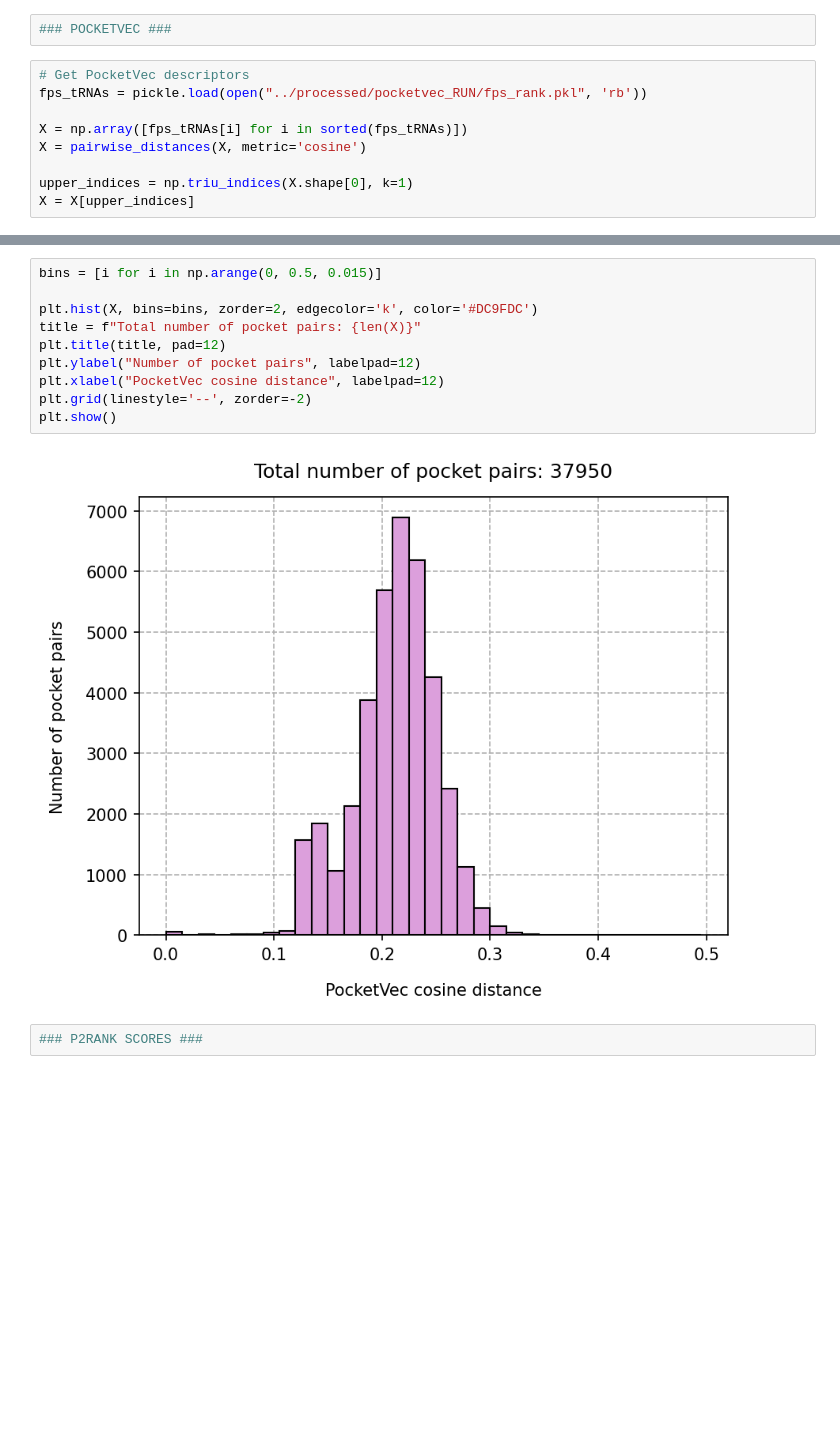
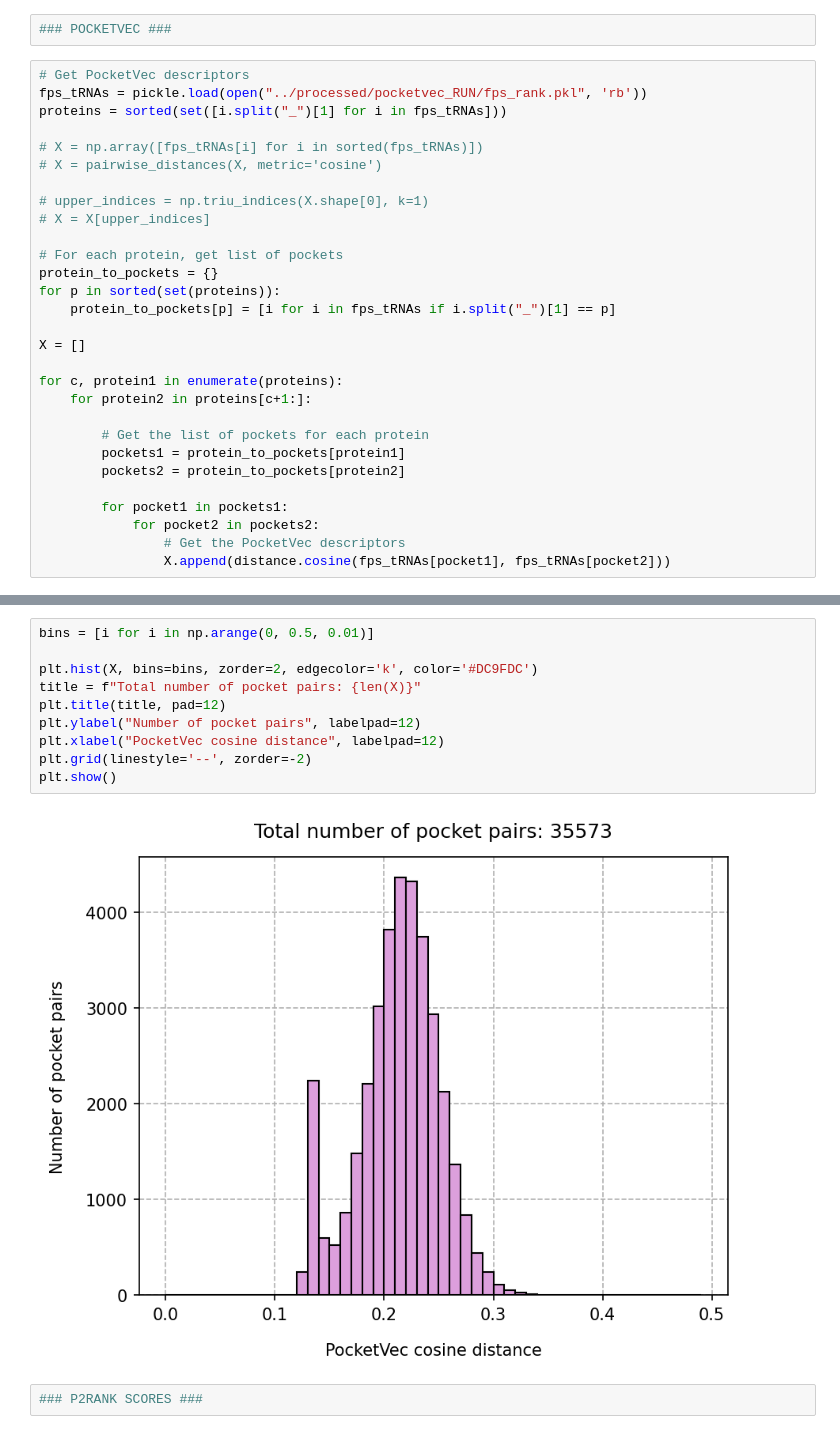
Before and after one commit to ersilia-os/mtb-targeted-protein-degradation, a Jupyter notebook: notebooks/summary.ipynb, the cells around one changed output, grey strips where cells are left out. Drawn from its saved outputs; the diff is of its cells as text; blank space fills up the shorter version.

Commit message:
protein prioritzation

```diff
--- a/notebooks/summary.ipynb
+++ b/notebooks/summary.ipynb
@@ -94,9 +95,29 @@ plt.show()
 # %%
 # Get PocketVec descriptors
 fps_tRNAs = pickle.load(open("../processed/pocketvec_RUN/fps_rank.pkl", 'rb'))
+proteins = sorted(set([i.split("_")[1] for i in fps_tRNAs]))
 
-X = np.array([fps_tRNAs[i] for i in sorted(fps_tRNAs)])
-X = pairwise_distances(X, metric='cosine')
+# X = np.array([fps_tRNAs[i] for i in sorted(fps_tRNAs)])
+# X = pairwise_distances(X, metric='cosine')
 
-upper_indices = np.triu_indices(X.shape[0], k=1)
-X = X[upper_indices]
+# upper_indices = np.triu_indices(X.shape[0], k=1)
+# X = X[upper_indices]
+
+# For each protein, get list of pockets
+protein_to_pockets = {}
+for p in sorted(set(proteins)):
+    protein_to_pockets[p] = [i for i in fps_tRNAs if i.split("_")[1] == p]
+
+X = []
+
+for c, protein1 in enumerate(proteins):
+    for protein2 in proteins[c+1:]:
+
+        # Get the list of pockets for each protein
+        pockets1 = protein_to_pockets[protein1]
+        pockets2 = protein_to_pockets[protein2]
+
+        for pocket1 in pockets1:
+            for pocket2 in pockets2:
+                # Get the PocketVec descriptors
+                X.append(distance.cosine(fps_tRNAs[pocket1], fps_tRNAs[pocket2]))
@@ -103,15 +128,15 @@ X = X[upper_indices]
 # %%
-bins = [i for i in np.arange(0, 0.5, 0.015)]
+bins = [i for i in np.arange(0, 0.5, 0.01)]
 
 plt.hist(X, bins=bins, zorder=2, edgecolor='k', color='#DC9FDC')
 title = f"Total number of pocket pairs: {len(X)}"
 plt.title(title, pad=12)
 plt.ylabel("Number of pocket pairs", labelpad=12)
 plt.xlabel("PocketVec cosine distance", labelpad=12)
 plt.grid(linestyle='--', zorder=-2)
 plt.show()
 # %% [output]
-[figure, old version]
+[figure, new version]
 # %%
 ### P2RANK SCORES ###
 # %%
```
Also changed, not shown: parts of 2 cells of this notebook, 9 other files.
